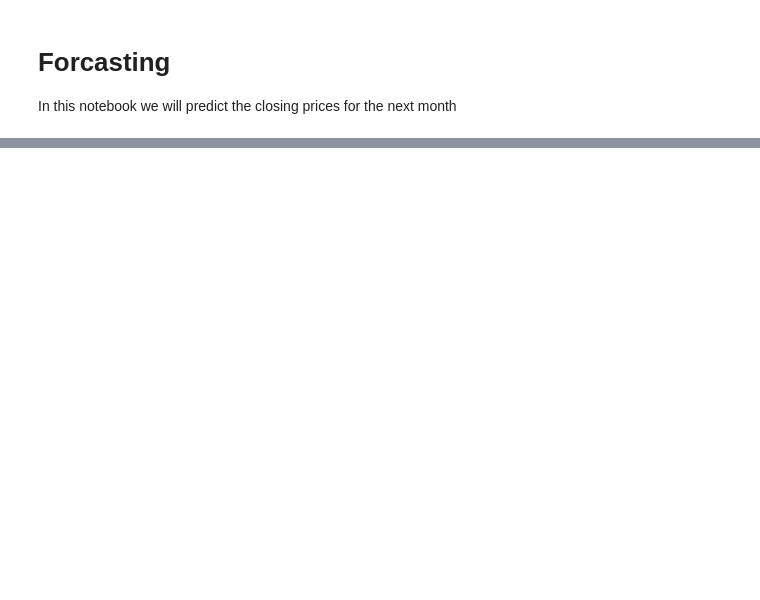
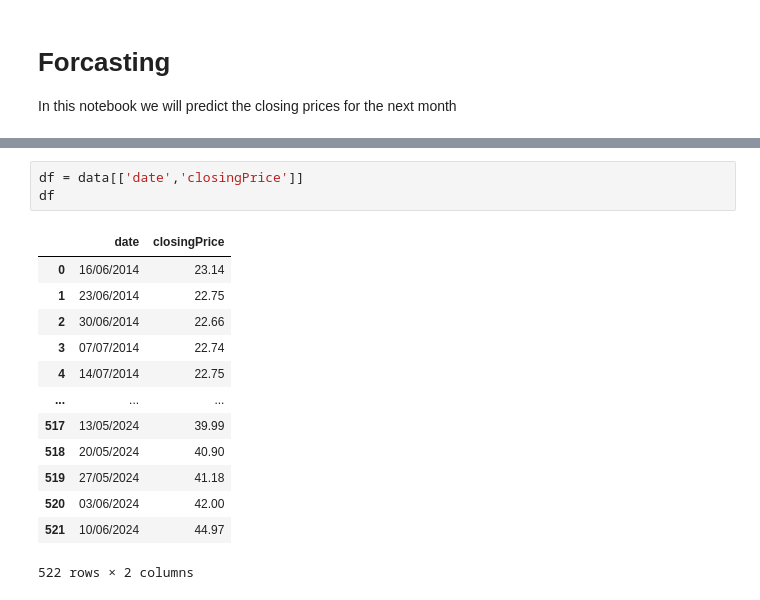
Before and after one commit to FirasKahlaoui/tunisia-stock-market, a Jupyter notebook: notebooks/Forcasting.ipynb, the cells around one changed output, grey strips where cells are left out. Saved outputs shown, nothing was run; the diff lists cells and outputs as text; blank space fills up the shorter version.

```diff
--- a/notebooks/Forcasting.ipynb
+++ b/notebooks/Forcasting.ipynb
@@ -125,0 +49,17 @@ ValueError: y_true and y_pred have different number of output (16!=1)
+# %%
+df = data[['date','closingPrice']]
+df
+# %% [output]
+|  | date | closingPrice |
+| 0 | 16/06/2014 | 23.14 |
+| 1 | 23/06/2014 | 22.75 |
+| 2 | 30/06/2014 | 22.66 |
+| 3 | 07/07/2014 | 22.74 |
+| 4 | 14/07/2014 | 22.75 |
+| ... | ... | ... |
+| 517 | 13/05/2024 | 39.99 |
+| 518 | 20/05/2024 | 40.90 |
+| 519 | 27/05/2024 | 41.18 |
+| 520 | 03/06/2024 | 42.00 |
+| 521 | 10/06/2024 | 44.97 |
+522 rows × 2 columns
```
Also changed, not shown: parts of 15 cells of this notebook, 1 other file.
